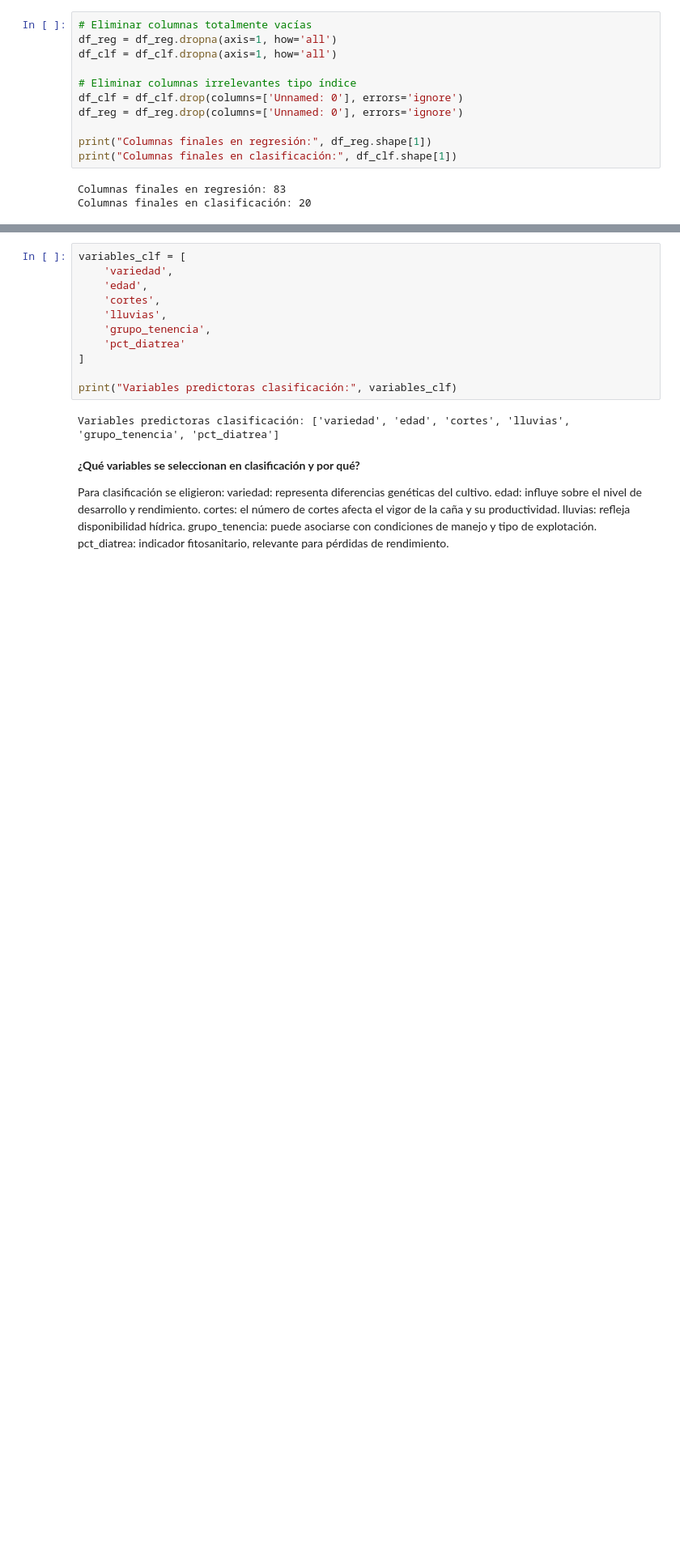
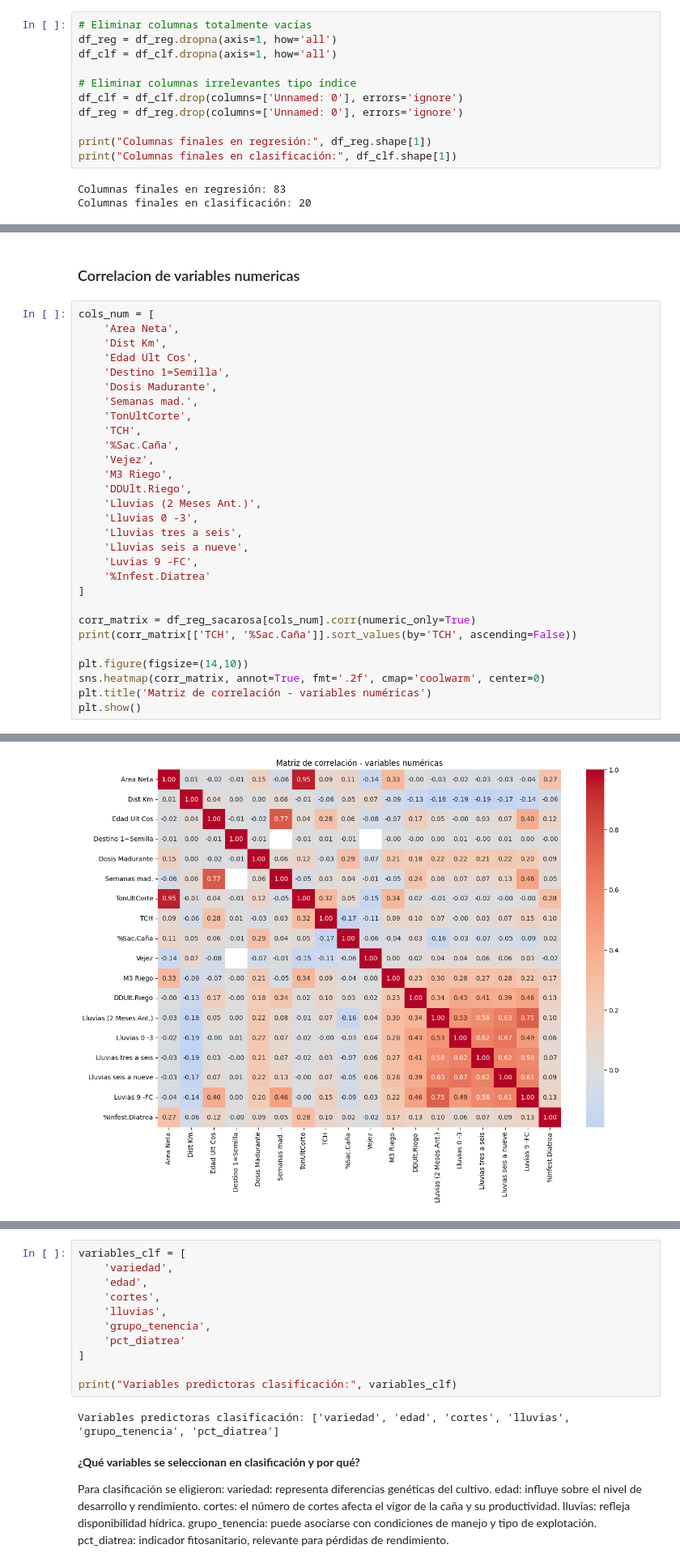
Before and after one commit to luiscadn/ProvidenciaCane-Harvest-Forecasting-ML, a Jupyter notebook: notebooks/01_EDA.ipynb, the cells around one changed output, grey strips where cells are left out. Shown at 81% size. Saved outputs shown, nothing was run; the diff lists cells and outputs as text; blank space fills up the shorter version.

```diff
--- a/notebooks/01_EDA.ipynb
+++ b/notebooks/01_EDA.ipynb
@@ -106,0 +679,32 @@ Variables con altísimo porcentaje de faltantes: por ejemplo Fert.Nitrogen., Ure
+# %% [markdown]
+### Correlacion de variables numericas
+# %%
+cols_num = [
+    'Area Neta',
+    'Dist Km',
+    'Edad Ult Cos',
+    'Destino 1=Semilla',
+    'Dosis Madurante',
+    'Semanas mad.',
+    'TonUltCorte',
+    'TCH',
+    '%Sac.Caña',
+    'Vejez',
+    'M3 Riego',
+    'DDUlt.Riego',
+    'Lluvias (2 Meses Ant.)',
+    'Lluvias 0 -3',
+    'Lluvias tres a seis',
+    'Lluvias seis a nueve',
+    'Luvias 9 -FC',
+    '%Infest.Diatrea'
+]
+
+corr_matrix = df_reg_sacarosa[cols_num].corr(numeric_only=True)
+print(corr_matrix[['TCH', '%Sac.Caña']].sort_values(by='TCH', ascending=False))
+
+plt.figure(figsize=(14,10))
+sns.heatmap(corr_matrix, annot=True, fmt='.2f', cmap='coolwarm', center=0)
+plt.title('Matriz de correlación - variables numéricas')
+plt.show()
+# %% [output]
@@ -106,0 +730 @@ Variables con altísimo porcentaje de faltantes: por ejemplo Fert.Nitrogen., Ure
+[figure, added]
```
Also changed, not shown: parts of 63 cells of this notebook, 1 other file.
